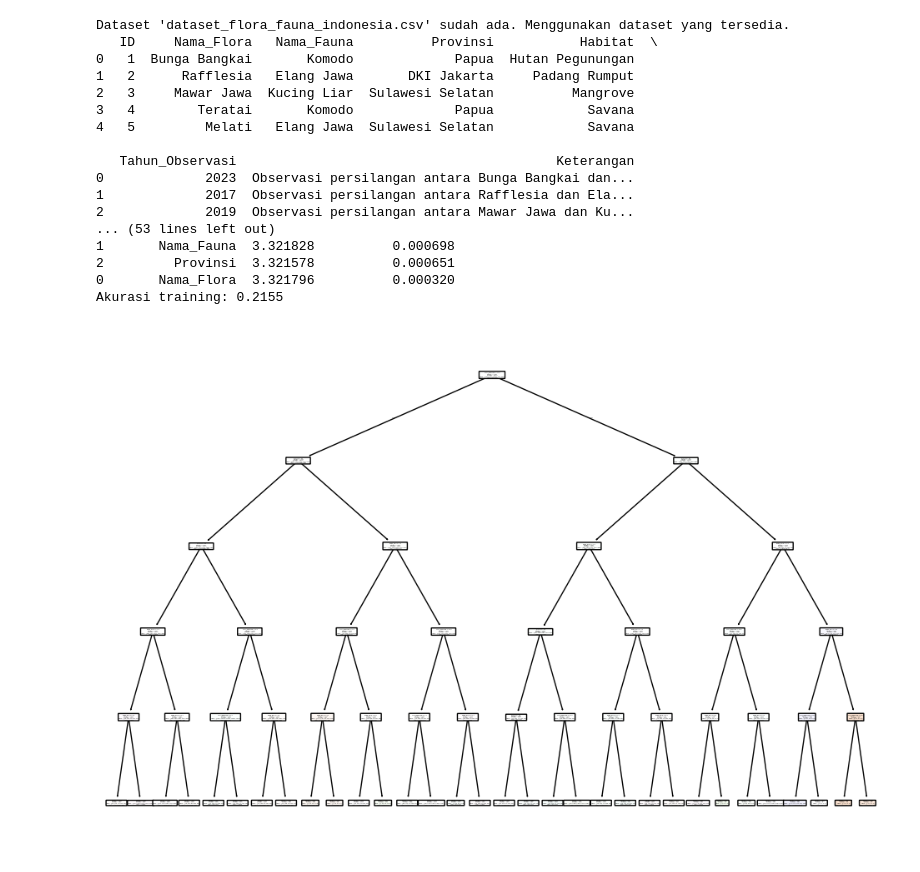
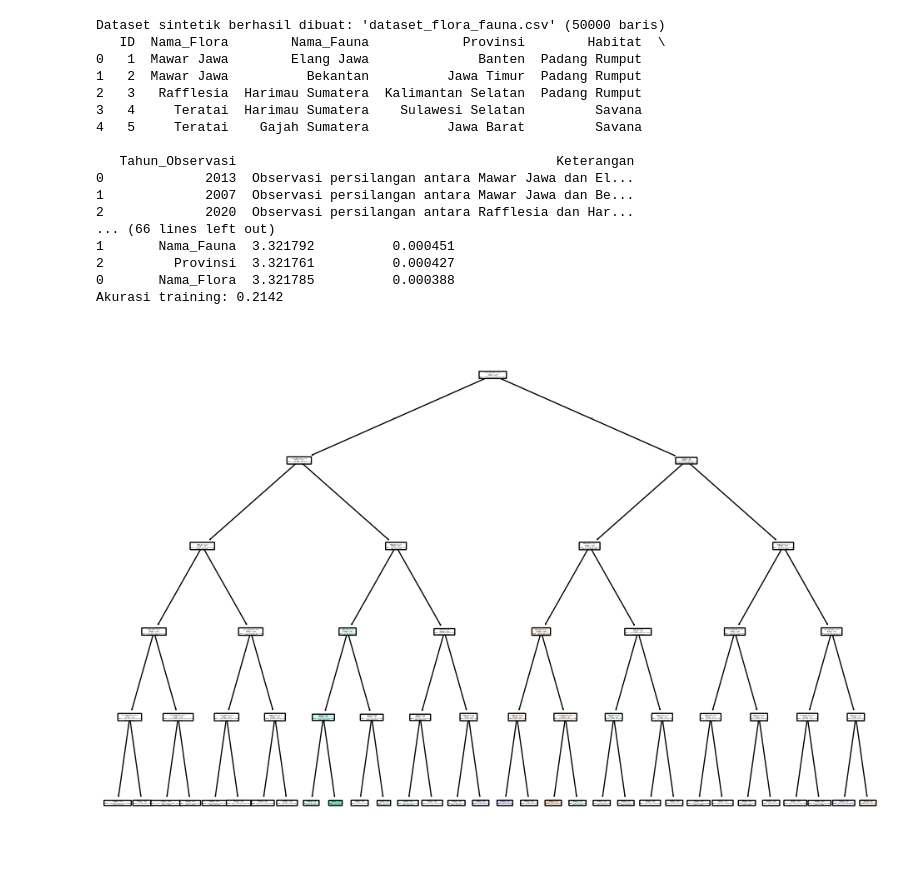
Before and after one commit to RistoKuy/ML, a Jupyter notebook: FloraFauna.ipynb, the cells around one changed output. Drawn from its saved outputs; the diff is of its cells as text; code cells hidden in the pictures.

```diff
--- a/FloraFauna.ipynb
+++ b/FloraFauna.ipynb
@@ -15,7 +15,7 @@ import matplotlib.pyplot as plt
 # ===================== Parameterisasi =====================
 # Dataset Sintetik
 jumlah_baris = 50000  # Ubah jumlah baris sesuai kebutuhan (max 75000)
-nama_file = 'dataset_flora_fauna_indonesia.csv'
+nama_file = 'dataset_flora_fauna.csv'
 
 # Fitur dan Target untuk Decision Tree
 feature_cols = ['Nama_Flora', 'Nama_Fauna', 'Provinsi', 'Tahun_Observasi']
@@ -211,48 +211,48 @@ for i in range(len(random_samples)):
     # Membuat data untuk prediksi (seolah-olah kita tidak tahu habitatnya)
     contoh_prediksi = pd.DataFrame([{
         'Nama_Flora': sample['Nama_Flora'],
         'Nama_Fauna': sample['Nama_Fauna'],
         'Provinsi': sample['Provinsi'],
         'Tahun_Observasi': sample['Tahun_Observasi']
     }])
 
     # Lakukan prediksi
     prediksi = clf.predict(contoh_prediksi)
     habitat_prediksi = le_tgt.inverse_transform(prediksi)[0]
 
     # Bandingkan hasil prediksi dengan data sebenarnya
     print(f"\nPrediksi untuk Sample {i+1}:")
     print(f"Flora: {sample['Nama_Flora_Original']}")
     print(f"Fauna: {sample['Nama_Fauna_Original']}")
     print(f"Provinsi: {sample['Provinsi_Original']}")
     print(f"Tahun Observasi: {sample['Tahun_Observasi_Original']}")
     print(f"Habitat Sebenarnya: {sample['Habitat_Original']}")
     print(f"Habitat Prediksi: {habitat_prediksi}")
 
     # Cek apakah prediksi benar
     if sample['Habitat_Original'] == habitat_prediksi:
         print("✓ Prediksi BENAR")
     else:
         print("✗ Prediksi SALAH")
     print('-' * 50)
 # %% [output]
-Dataset 'dataset_flora_fauna_indonesia.csv' sudah ada. Menggunakan dataset yang tersedia.
-   ID     Nama_Flora   Nama_Fauna          Provinsi           Habitat  \
-0   1  Bunga Bangkai       Komodo             Papua  Hutan Pegunungan
-1   2      Rafflesia   Elang Jawa       DKI Jakarta     Padang Rumput
-2   3     Mawar Jawa  Kucing Liar  Sulawesi Selatan          Mangrove
-3   4        Teratai       Komodo             Papua            Savana
-4   5         Melati   Elang Jawa  Sulawesi Selatan            Savana
+Dataset sintetik berhasil dibuat: 'dataset_flora_fauna.csv' (50000 baris)
+   ID  Nama_Flora        Nama_Fauna            Provinsi        Habitat  \
+0   1  Mawar Jawa        Elang Jawa              Banten  Padang Rumput
+1   2  Mawar Jawa          Bekantan          Jawa Timur  Padang Rumput
+2   3   Rafflesia  Harimau Sumatera  Kalimantan Selatan  Padang Rumput
+3   4     Teratai  Harimau Sumatera    Sulawesi Selatan         Savana
+4   5     Teratai    Gajah Sumatera          Jawa Barat         Savana
 
    Tahun_Observasi                                         Keterangan
-0             2023  Observasi persilangan antara Bunga Bangkai dan...
-1             2017  Observasi persilangan antara Rafflesia dan Ela...
-2             2019  Observasi persilangan antara Mawar Jawa dan Ku...
-... (53 lines left out)
-1       Nama_Fauna  3.321828          0.000698
-2         Provinsi  3.321578          0.000651
-0       Nama_Flora  3.321796          0.000320
-Akurasi training: 0.2155
+0             2013  Observasi persilangan antara Mawar Jawa dan El...
+1             2007  Observasi persilangan antara Mawar Jawa dan Be...
+2             2020  Observasi persilangan antara Rafflesia dan Har...
+... (66 lines left out)
+1       Nama_Fauna  3.321792          0.000451
+2         Provinsi  3.321761          0.000427
+0       Nama_Flora  3.321785          0.000388
+Akurasi training: 0.2142
-[figure, old version]
+[figure, new version]
 Feature Importances:
             Feature  Importance
```
Also changed, not shown: parts of 1 cell of this notebook, 2 other files.
